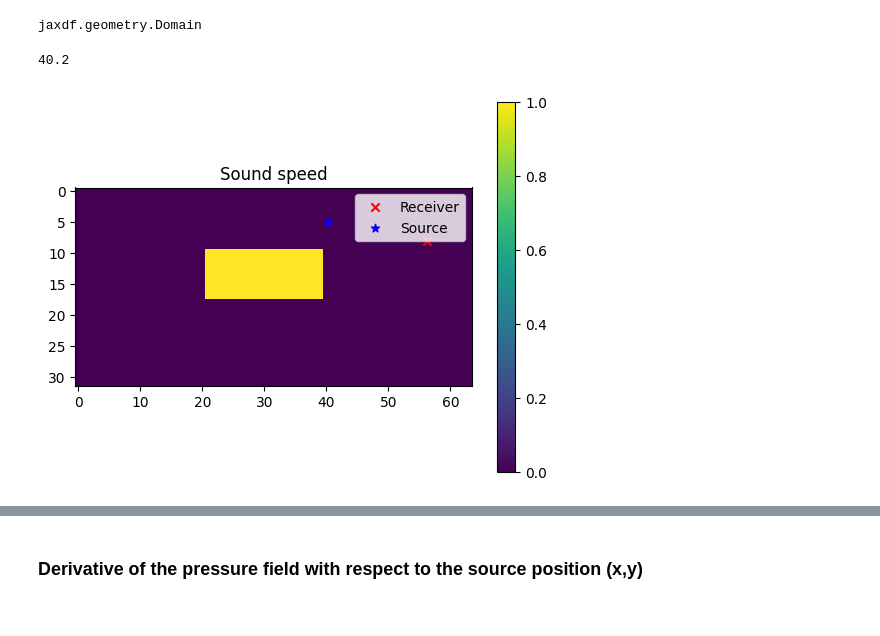
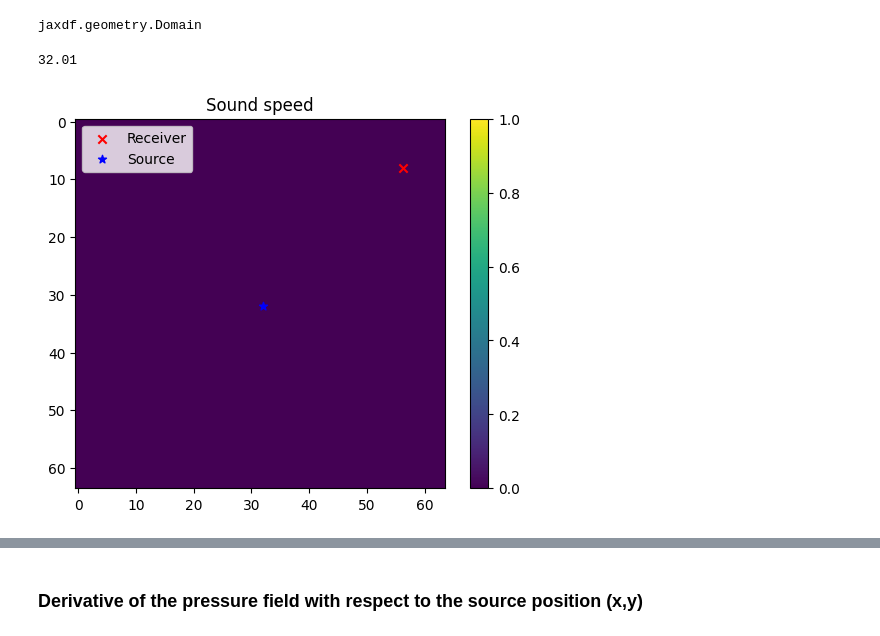
Before and after one commit to armercier/Hybrid-OED, a Jupyter notebook: src/scripts/helmholtz_problem_no_NN.ipynb, the cells around one changed output, grey strips where cells are left out. Cells and saved outputs as stored; diff of their text form; code cells hidden in the pictures.

```diff
--- a/src/scripts/helmholtz_problem_no_NN.ipynb
+++ b/src/scripts/helmholtz_problem_no_NN.ipynb
@@ -51,11 +51,13 @@ from hybridoed.forward import create_src_field
 # %%
 # Defining geometry
 # N = (64, 128)  # Grid size
-N = (32, 64)  # Grid size
-# N = (64, 64)  # Grid size
+# N = (32, 64)  # Grid size in m if the dx is 1.0
+N = (64, 64)  # Grid size
 # N = (32, 32)  # Grid size
-dx = (0.1, 0.1)  # Spatial resolution
-omega = 2*jnp.pi*2000  # Wavefield omega = 2*pi*f
+# dx = (0.1, 0.1)  # Spatial resolution
+dx = (1.0, 1.0)  # Spatial resolution
+f = 200
+omega = 2*jnp.pi*f  # Wavefield omega = 2*pi*f
 
 # Defining the domain
 domain = Domain(N, dx)
@@ -134,8 +136,12 @@ Performing time-harmonic simulations is very similar to standard wave propagatio
 
 #     return src
 # %%
-x =  20.1  *2
-y =  5.1
+# x =  20.1  *2
+# y =  15.1
+# x = 55.1
+# y = 15.1
+x = N[0]//2 + 0.01
+y = N[1]//2 + 0.01
 src_coord = jnp.array([[y, x]]).astype(jnp.float32)
 # receiver_coords = jnp.array([[8.1, 28.1]]).astype(jnp.float32)
 receiver_coords = jnp.array([[8.1, 2*28.1]]).astype(jnp.float32)
@@ -153,7 +159,7 @@ jaxdf.geometry.Domain
 # %%
 print(src_coord[0][1])
 # %% [output]
-40.2
+32.01
 # %%
 # Constructing medium physical properties
 sound_speed = jnp.zeros(N)
@@ -163,24 +169,24 @@ attenuation = 0.0  # density*0
 
 sound_speed = jnp.full(N, 1540.)
 
-pml_size = 10
+pml_size = 15
 
 # make a square in the middle of the domain
-sound_speed = sound_speed.at[N[0]//3:N[0]//3+8, N[1]//3:int(N[1]//4 * 2.5)].set(2000.)
+# sound_speed = sound_speed.at[N[0]//3:N[0]//3+8, N[1]//3:int(N[1]//4 * 2.5)].set(2000.)
 
 
-true_medium = Medium(domain=domain, sound_speed=sound_speed, density=1000., pml_size=15)
+true_medium = Medium(domain=domain, sound_speed=sound_speed,pml_size=pml_size)
 # %%
 # plot the medium
 plt.figure()
 plt.imshow(true_medium.sound_speed.on_grid)
 # add the receiver position
 plt.scatter(*receiver_coords[0][::-1], color='r', marker='x')
 plt.scatter(*src_coord[0][::-1], color='b', marker='*')
 plt.colorbar()
 plt.title("Sound speed")
-plt.legend(["Receiver", "Source"])
+plt.legend(["Receiver", "Source"], loc='upper left')
 plt.show()
 # %% [output]
-[figure, old version]
+[figure, new version]
 # %%
```
Also changed, not shown: parts of 15 cells of this notebook, 4 other files.
